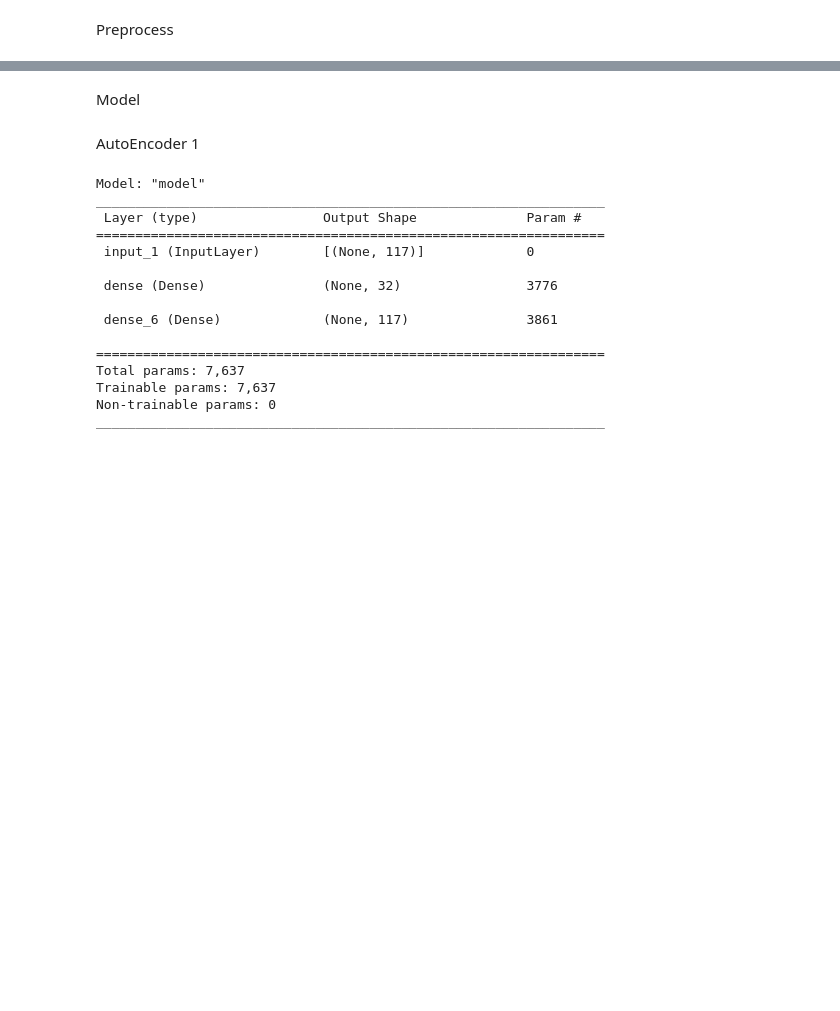
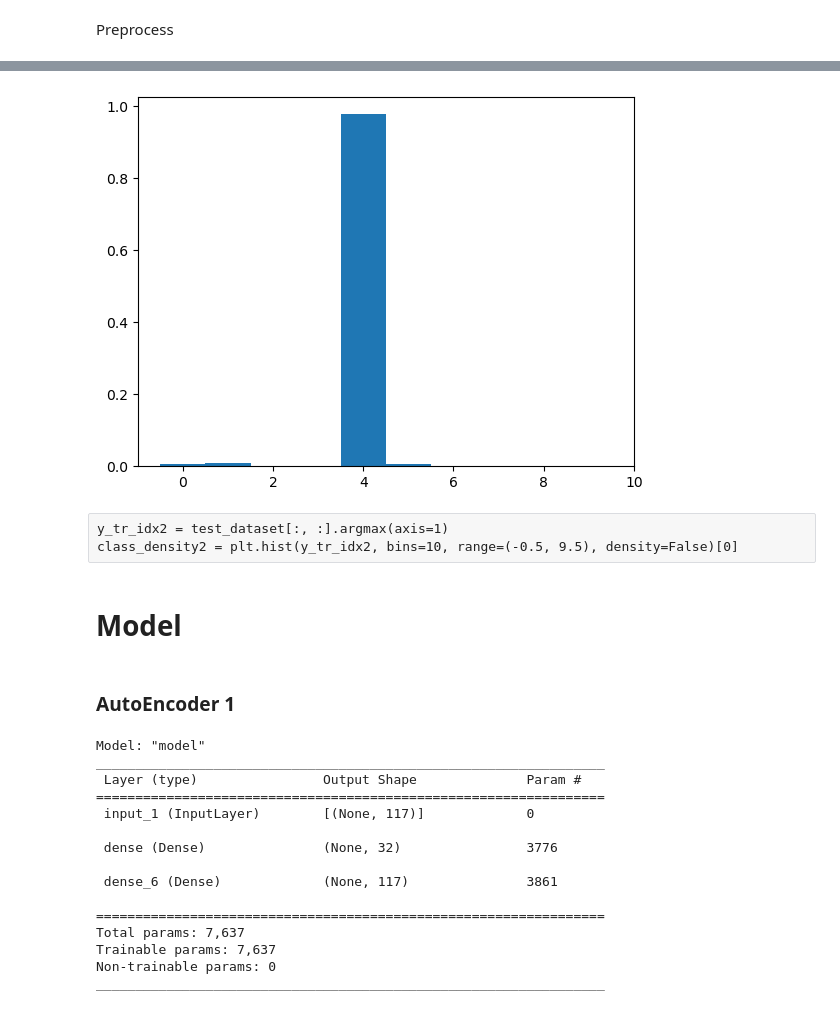
Before and after one commit to EhsanQA/A-Deep-Auto-Encoder-based-Approach-for-Intrusion-Detection-System, a Jupyter notebook: A Deep Auto-Encoder based Approach for Intrusion Detection System.ipynb, the cells around one changed output, grey strips where cells are left out. Saved outputs shown, nothing was run; the diff lists cells and outputs as text; code cells hidden in the pictures; blank space fills up the shorter version.

```diff
--- a/A Deep Auto-Encoder based Approach for Intrusion Detection System.ipynb
+++ b/A Deep Auto-Encoder based Approach for Intrusion Detection System.ipynb
@@ -176,0 +137,8 @@ content = np.loadtxt('dataset.txt')
+# %%
+args = np.argmax(dataset_labels, axis=1)
+mask = np.logical_or(np.logical_or(args<2, np.logical_and(args<6, args>3)), args==5)
+# mask = np.logical_or(args<=2, np.logical_and(args<6, args>3))
+
+args2 = np.argmax(test_dataset, axis=1)
+mask2 = np.logical_and(args2<5, args2>=0)
+# mask2 = np.logical_or(args2<=2, np.logical_and(args2<6, args2>3))
@@ -177,5 +149,19 @@ content = np.loadtxt('dataset.txt')
+# %%
+dataset_labels = dataset_labels[mask, ...]
+dataset_without_label = dataset_without_label[mask, ...]
+test_dataset = test_dataset[mask2, ...]
+# %%
+y_tr_idx2 = dataset_labels[:, :].argmax(axis=1)
+class_density = plt.hist(y_tr_idx2, bins=10, range=(-0.5, 9.5), density=True)[0]
+# class_weights = 1 / class_density
+# class_weights = class_weights / np.max(class_weights)
+# %% [output]
+[figure, added]
+# %% [raw]
+y_tr_idx2 = test_dataset[:, :].argmax(axis=1)
+class_density2 = plt.hist(y_tr_idx2, bins=10, range=(-0.5, 9.5), density=False)[0]
 # %% [markdown]
-Model
+# Model
 # %%
 input_layer = keras.Input((117,))
 H1 = layers.Dense(32, activation='sigmoid')
@@ -189,7 +171,7 @@ H4 = layers.Dense(32, activation='sigmoid')
 supervised_layer = layers.Dense(5, activation='sigmoid')
 output_layer = layers.Dense(5, activation='softmax')
 # %% [markdown]
-AutoEncoder 1
+### AutoEncoder 1
 # %%
 encoded1 = H1(input_layer)
 decoded1 = layers.Dense(117,)(encoded1)
```
Also changed, not shown: parts of 84 cells of this notebook.
